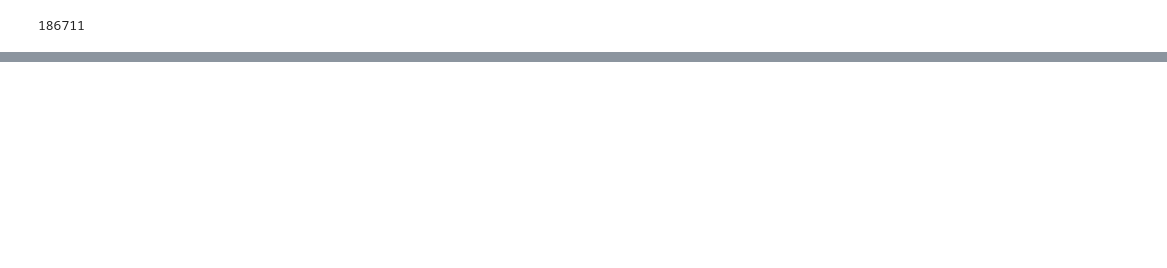
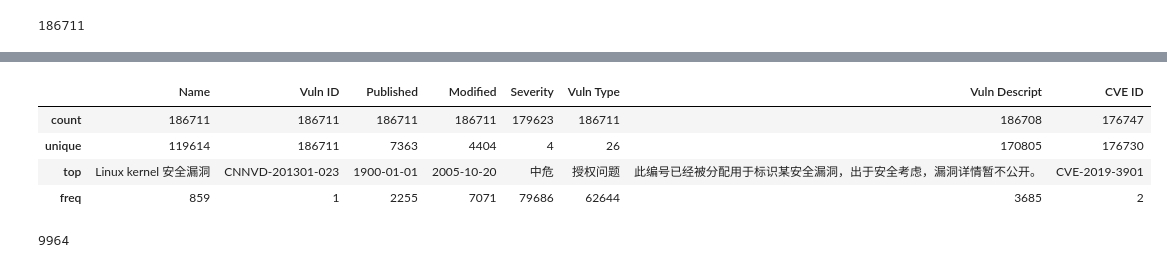
Before and after one commit to aissa302/ES-vuln-classifier, a Jupyter notebook: notbooks/cnnvd-parser.ipynb, the cells around one changed output, grey strips where cells are left out. Saved outputs shown, nothing was run; the diff lists cells and outputs as text; code cells hidden in the pictures; blank space fills up the shorter version.

```diff
--- a/notbooks/cnnvd-parser.ipynb
+++ b/notbooks/cnnvd-parser.ipynb
@@ -341,0 +362,13 @@ cnnvd['Vuln ID'].nunique()
+# %%
+cnnvd.describe()
+# %% [output]
+|  | Name | Vuln ID | Published | Modified | Severity | Vuln Type | Vuln Descript | CVE ID |
+| count | 186711 | 186711 | 186711 | 186711 | 179623 | 186711 | 186708 | 176747 |
+| unique | 119614 | 186711 | 7363 | 4404 | 4 | 26 | 170805 | 176730 |
+| top | Linux kernel 安全漏洞 | CNNVD-201301-023 | 1900-01-01 | 2005-10-20 | 中危 | 授权问题 | 此编号已经被分配用于标识某安全漏洞，出于安全考虑，漏洞详情暂不公开。 | CVE-2019-3901 |
+| freq | 859 | 1 | 2255 | 7071 | 79686 | 62644 | 3685 | 2 |
+# %%
+# Get the number of rows with cve-id values is null
+cnnvd['CVE ID'].isnull().sum()
+# %% [output]
+9964
```
Also changed, not shown: parts of 2 cells of this notebook, 5 other files.
